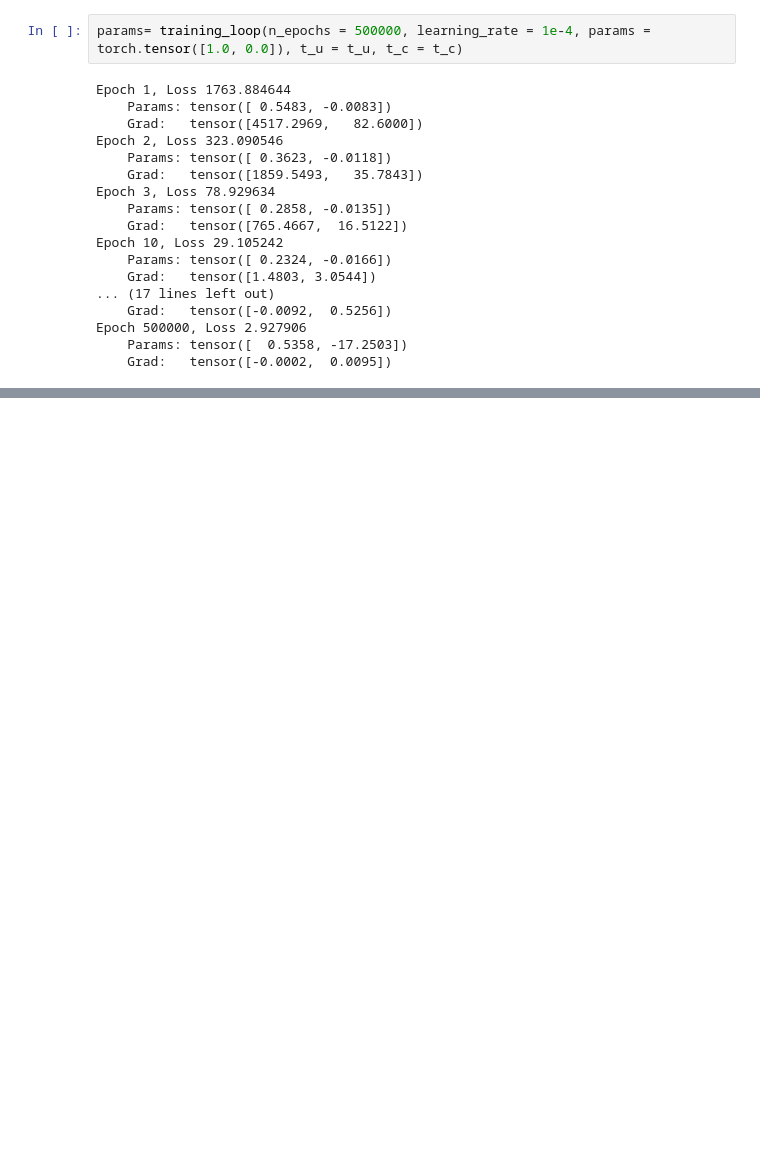
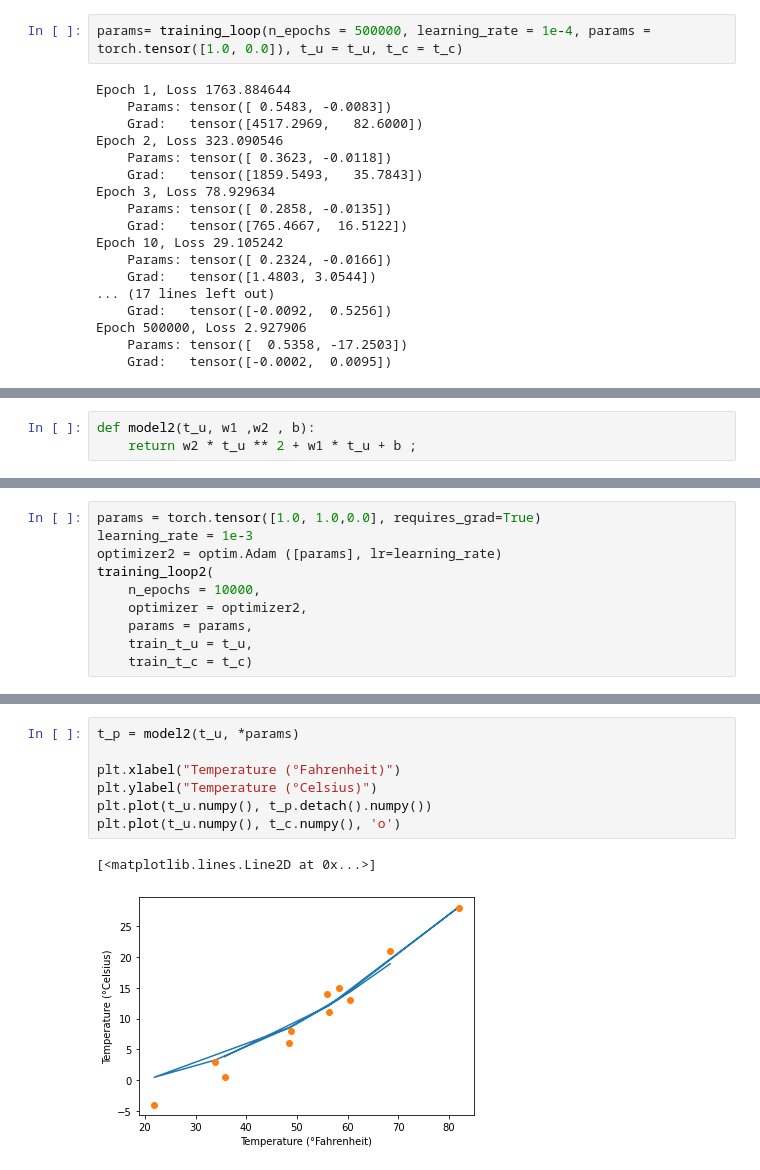
Before and after one commit to Mohamedhabi/deep-learning-with-pytorch-myCode, a Jupyter notebook: 5/learning.ipynb, the cells around one changed output, grey strips where cells are left out. Cells and saved outputs as stored; diff of their text form; blank space fills up the shorter version.

```diff
--- a/5/learning.ipynb
+++ b/5/learning.ipynb
@@ -93,0 +304,3 @@ plt.plot(t_u.numpy(), t_c.numpy(), 'o')
+# %%
+def model2(t_u, w1 ,w2 , b):
+    return w2 * t_u ** 2 + w1 * t_u + b ;
@@ -93,0 +319,10 @@ plt.plot(t_u.numpy(), t_c.numpy(), 'o')
+# %%
+params = torch.tensor([1.0, 1.0,0.0], requires_grad=True)
+learning_rate = 1e-3
+optimizer2 = optim.Adam ([params], lr=learning_rate)
+training_loop2(
+    n_epochs = 10000,
+    optimizer = optimizer2,
+    params = params,
+    train_t_u = t_u,
+    train_t_c = t_c)
@@ -93,0 +348,10 @@ plt.plot(t_u.numpy(), t_c.numpy(), 'o')
+# %%
+t_p = model2(t_u, *params)
+
+plt.xlabel("Temperature (°Fahrenheit)")
+plt.ylabel("Temperature (°Celsius)")
+plt.plot(t_u.numpy(), t_p.detach().numpy())
+plt.plot(t_u.numpy(), t_c.numpy(), 'o')
+# %% [output]
+[<matplotlib.lines.Line2D at 0x...>]
+[figure, added]
```
Also changed, not shown: parts of 24 cells of this notebook.
